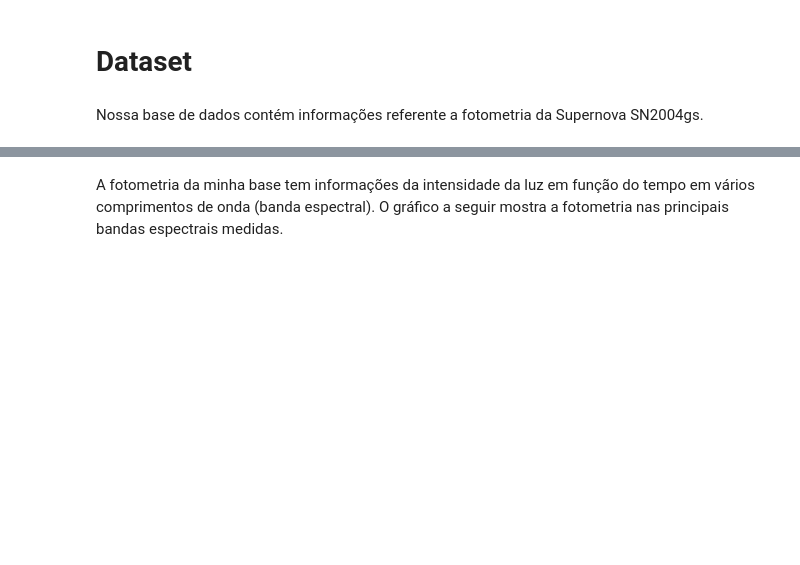
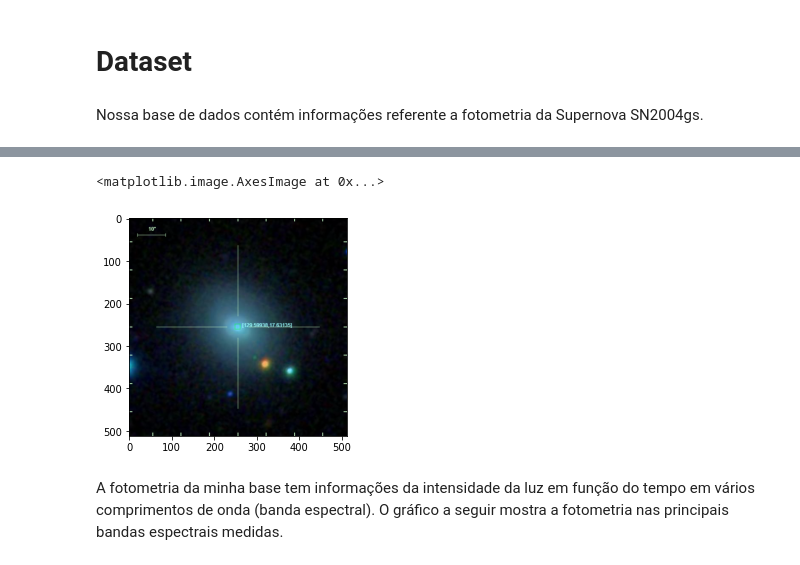
Before and after one commit to gabicmontes/topicosII, a Jupyter notebook: Exercício 02/Ex02.ipynb, the cells around one changed output, grey strips where cells are left out. Saved outputs shown, nothing was run; the diff lists cells and outputs as text; code cells hidden in the pictures; blank space fills up the shorter version.

```diff
--- a/Exercício 02/Ex02.ipynb
+++ b/Exercício 02/Ex02.ipynb
@@ -17,4 +18,8 @@ Nossa base de dados contém informações referente a fotometria da Supernova SN
 base = pd.read_csv("sn5.csv")
 
 base.head(5)
+
+img = cv2.imread("img_sn.png")
+
+plt.imshow(img)
 # %% [output]
@@ -27,3 +26,5 @@ base.head(5)
+<matplotlib.image.AxesImage at 0x...>
+[figure, added]
 # %% [markdown]
 A fotometria da minha base tem informações da intensidade da luz em função do tempo em vários comprimentos de onda (banda espectral).
 O gráfico a seguir mostra a fotometria nas principais bandas espectrais medidas.
```
Also changed, not shown: parts of 8 cells of this notebook, 1 other file.
